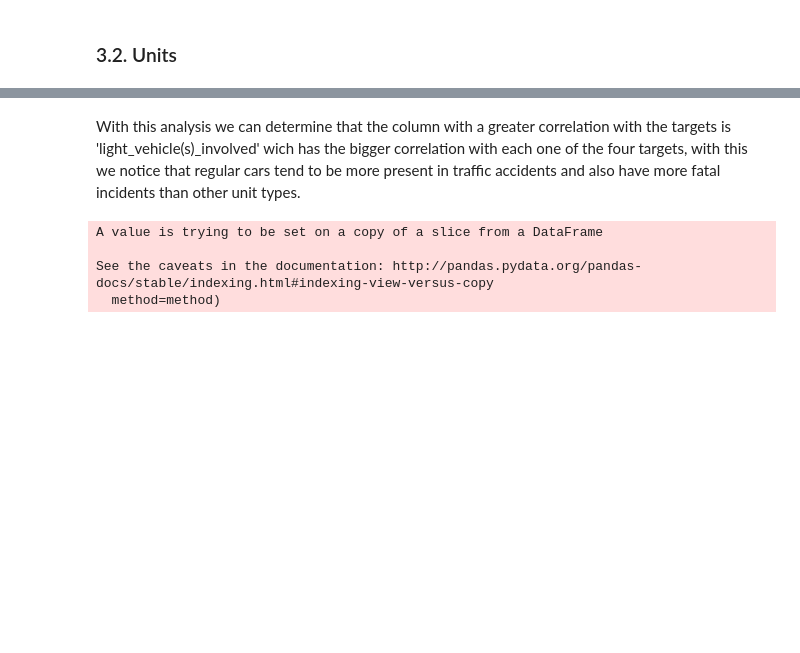
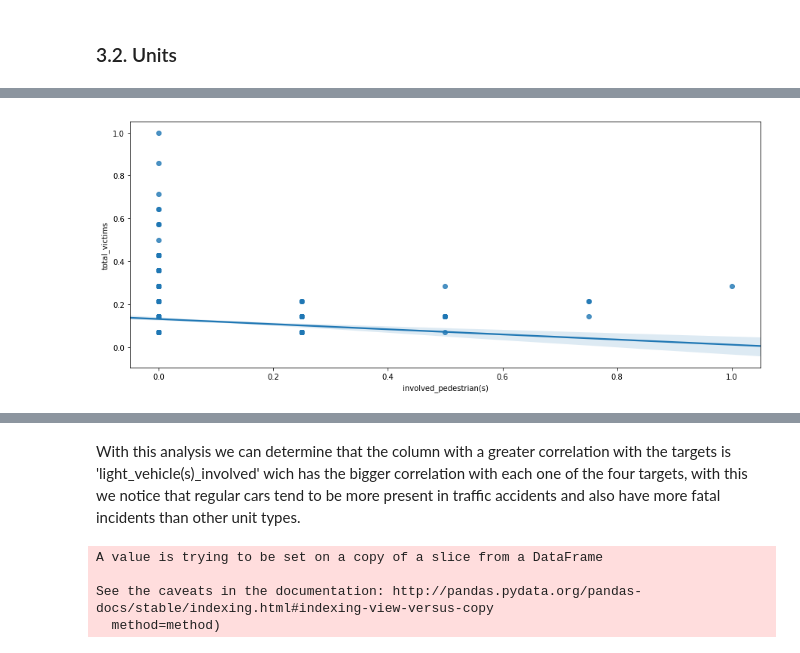
Before and after one commit to andresvarq/Applied-Data-Science-capstone, a Jupyter notebook: capstone-project .ipynb, the cells around one changed output, grey strips where cells are left out. Saved outputs shown, nothing was run; the diff lists cells and outputs as text; code cells hidden in the pictures; blank space fills up the shorter version.

```diff
--- a/capstone-project .ipynb
+++ b/capstone-project .ipynb
@@ -376,3 +391,9 @@ df.corr()
 | object_on_way | 0.027278 | -0.025833 | 0.063156 | -0.001069 | 0.047265 | ... |
 | f/d_in_road | -0.031908 | -0.025833 | 0.020698 | 0.031290 | 0.007028 | ... |
 | speed_limit_visualization | 0.050953 | -0.137525 | 0.071776 | 0.034663 | -0.051000 | ... |
+# %%
+#Regression plot ot the predictor 'involved_pedestrian(s)' and the target
+plt.figure(figsize = (15,  6))
+ax4 = sns.regplot(x='involved_pedestrian(s)', y='total_victims', data=df)
+# %% [output]
+[figure, added]
```
Also changed, not shown: parts of 44 cells of this notebook, 4 other files.
